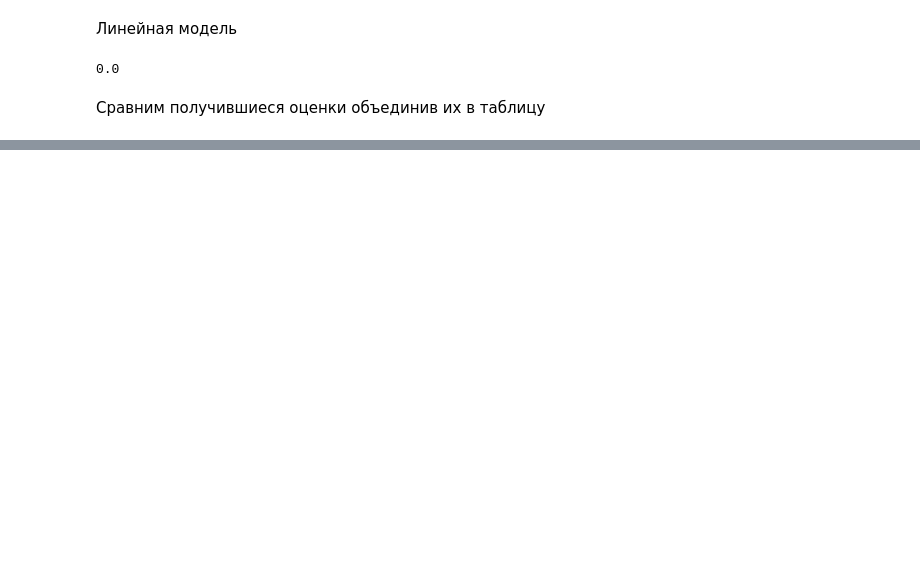
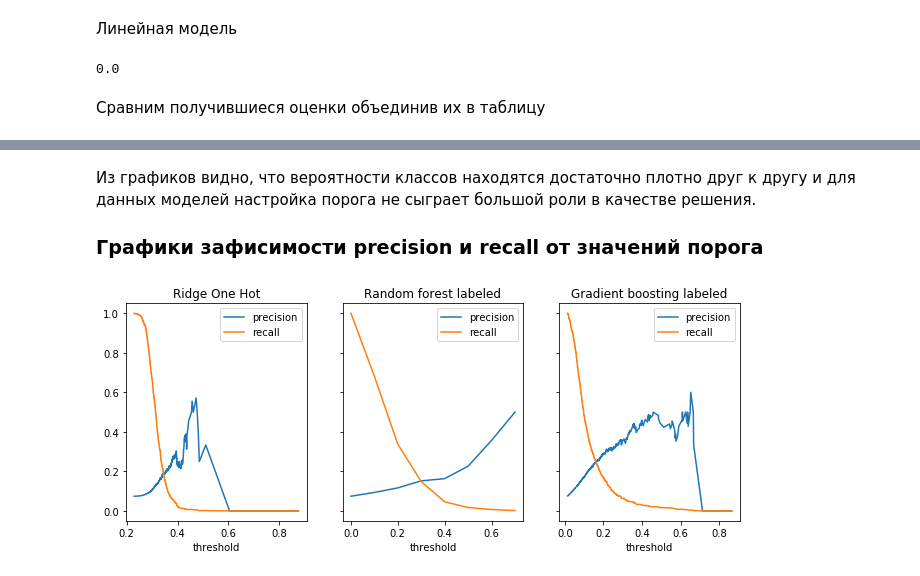
Before and after one commit to Agaspher20/DataAnalisysMipt, a Jupyter notebook: Python/6. DataAnalysisProject_Churn/week_3_baselines.ipynb, the cells around one changed output, grey strips where cells are left out. Cells and saved outputs as stored; diff of their text form; code cells hidden in the pictures; blank space fills up the shorter version.

```diff
--- a/Python/6. DataAnalysisProject_Churn/week_3_baselines.ipynb
+++ b/Python/6. DataAnalysisProject_Churn/week_3_baselines.ipynb
@@ -250,0 +413,8 @@ score_table
+# %% [markdown]
+Из графиков видно, что вероятности классов находятся достаточно плотно друг к другу и для данных моделей настройка порога не сыграет большой роли в качестве решения.
+
+### Графики зафисимости precision и recall от значений порога
+# %%
+charts_row(chart_models, precision_recal_thresh)
+# %% [output]
+[figure, added]
```
Also changed, not shown: parts of 24 cells of this notebook.
